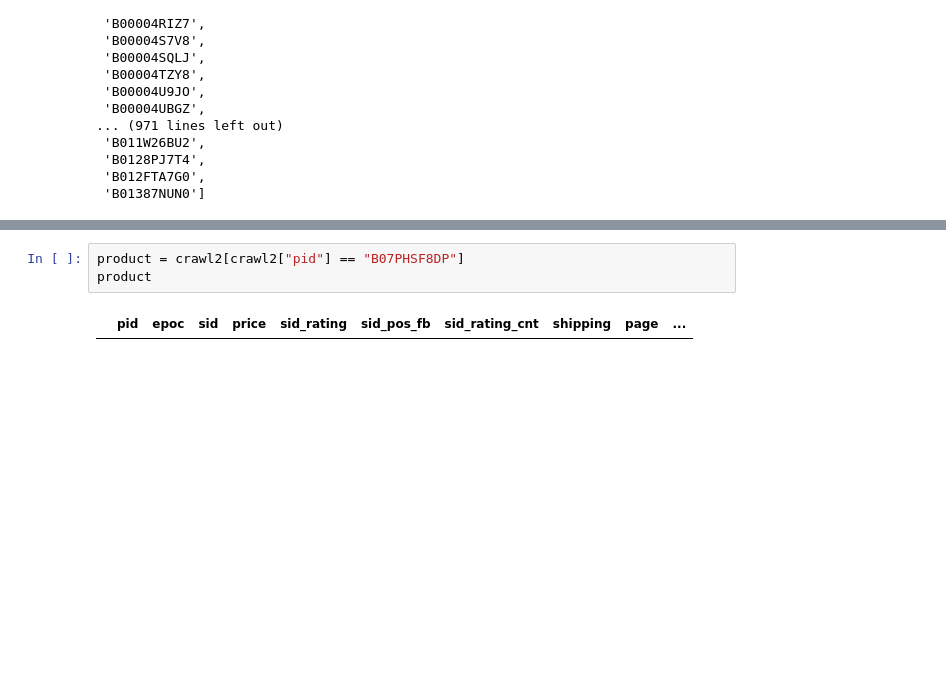
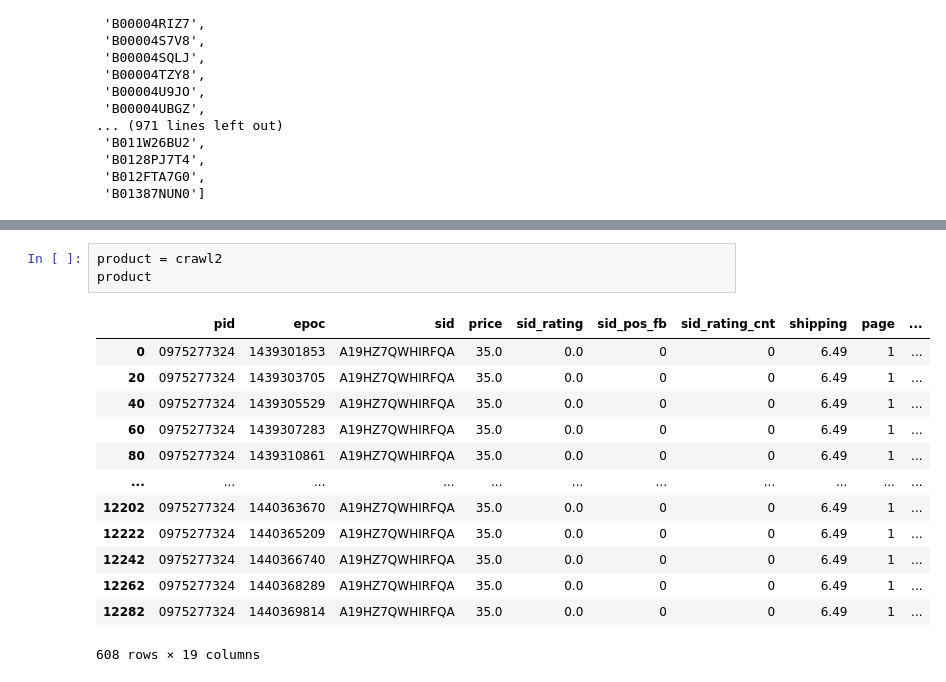
Before and after one commit to ABeltrann/algoPricingResearch, a Jupyter notebook: eda.ipynb, the cells around one changed output, grey strips where cells are left out. Drawn from its saved outputs; the diff is of its cells as text; blank space fills up the shorter version.

```diff
--- a/eda.ipynb
+++ b/eda.ipynb
@@ -89,5 +75,17 @@ pidsandcount.head(30)
 # %%
-product = crawl2[crawl2["pid"] == "B07PHSF8DP"]
+product = crawl2
 product
 # %% [output]
 |  | pid | epoc | sid | price | sid_rating | sid_pos_fb | sid_rating_cnt | shipping | page | ... |
+| 0 | 0975277324 | 1439301853 | A19HZ7QWHIRFQA | 35.0 | 0.0 | 0 | 0 | 6.49 | 1 | ... |
+| 20 | 0975277324 | 1439303705 | A19HZ7QWHIRFQA | 35.0 | 0.0 | 0 | 0 | 6.49 | 1 | ... |
+| 40 | 0975277324 | 1439305529 | A19HZ7QWHIRFQA | 35.0 | 0.0 | 0 | 0 | 6.49 | 1 | ... |
+| 60 | 0975277324 | 1439307283 | A19HZ7QWHIRFQA | 35.0 | 0.0 | 0 | 0 | 6.49 | 1 | ... |
+| 80 | 0975277324 | 1439310861 | A19HZ7QWHIRFQA | 35.0 | 0.0 | 0 | 0 | 6.49 | 1 | ... |
+| ... | ... | ... | ... | ... | ... | ... | ... | ... | ... | ... |
+| 12202 | 0975277324 | 1440363670 | A19HZ7QWHIRFQA | 35.0 | 0.0 | 0 | 0 | 6.49 | 1 | ... |
+| 12222 | 0975277324 | 1440365209 | A19HZ7QWHIRFQA | 35.0 | 0.0 | 0 | 0 | 6.49 | 1 | ... |
+| 12242 | 0975277324 | 1440366740 | A19HZ7QWHIRFQA | 35.0 | 0.0 | 0 | 0 | 6.49 | 1 | ... |
+| 12262 | 0975277324 | 1440368289 | A19HZ7QWHIRFQA | 35.0 | 0.0 | 0 | 0 | 6.49 | 1 | ... |
+| 12282 | 0975277324 | 1440369814 | A19HZ7QWHIRFQA | 35.0 | 0.0 | 0 | 0 | 6.49 | 1 | ... |
+608 rows × 19 columns
```
Also changed, not shown: parts of 4 cells of this notebook, 1 other file.
